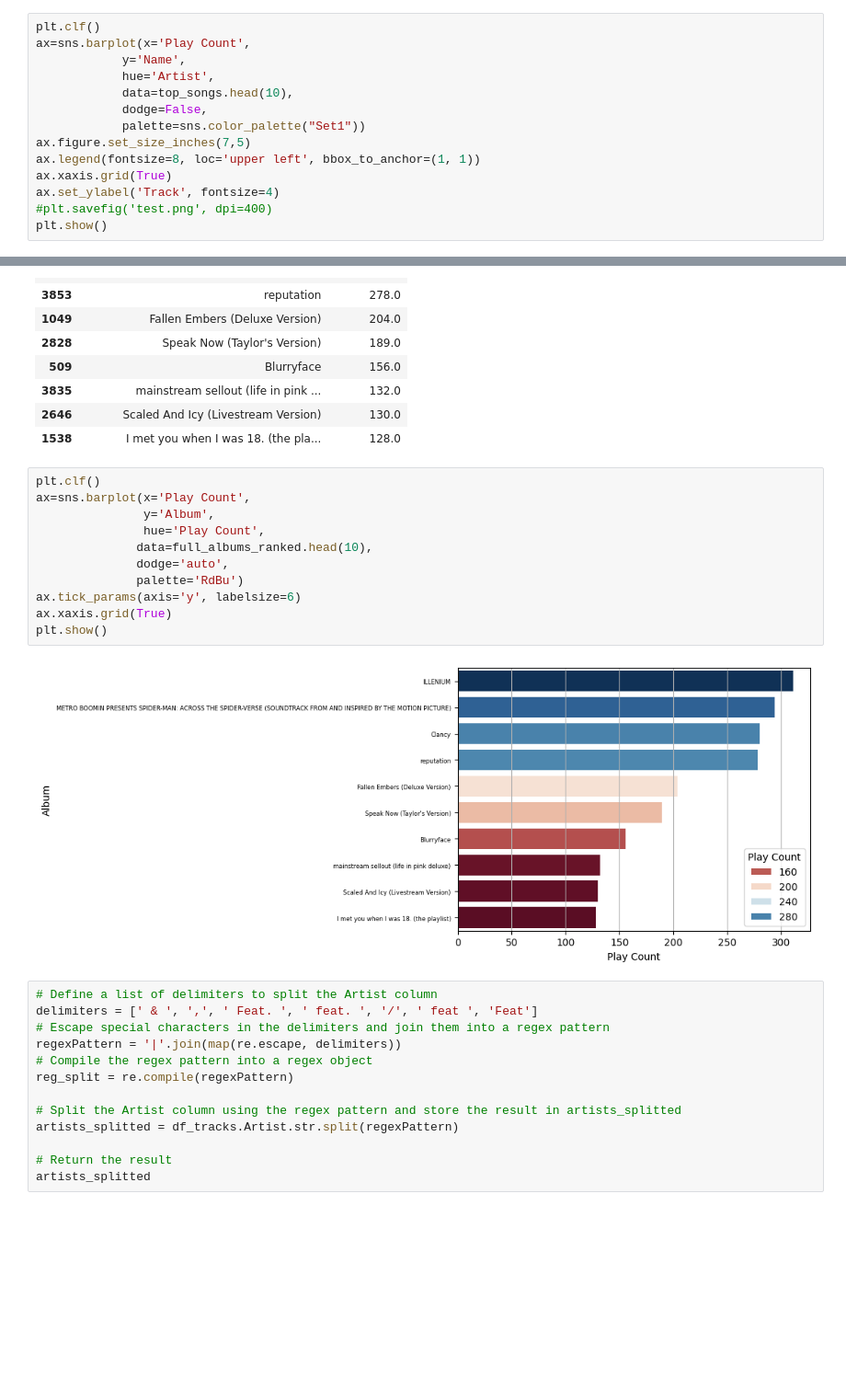
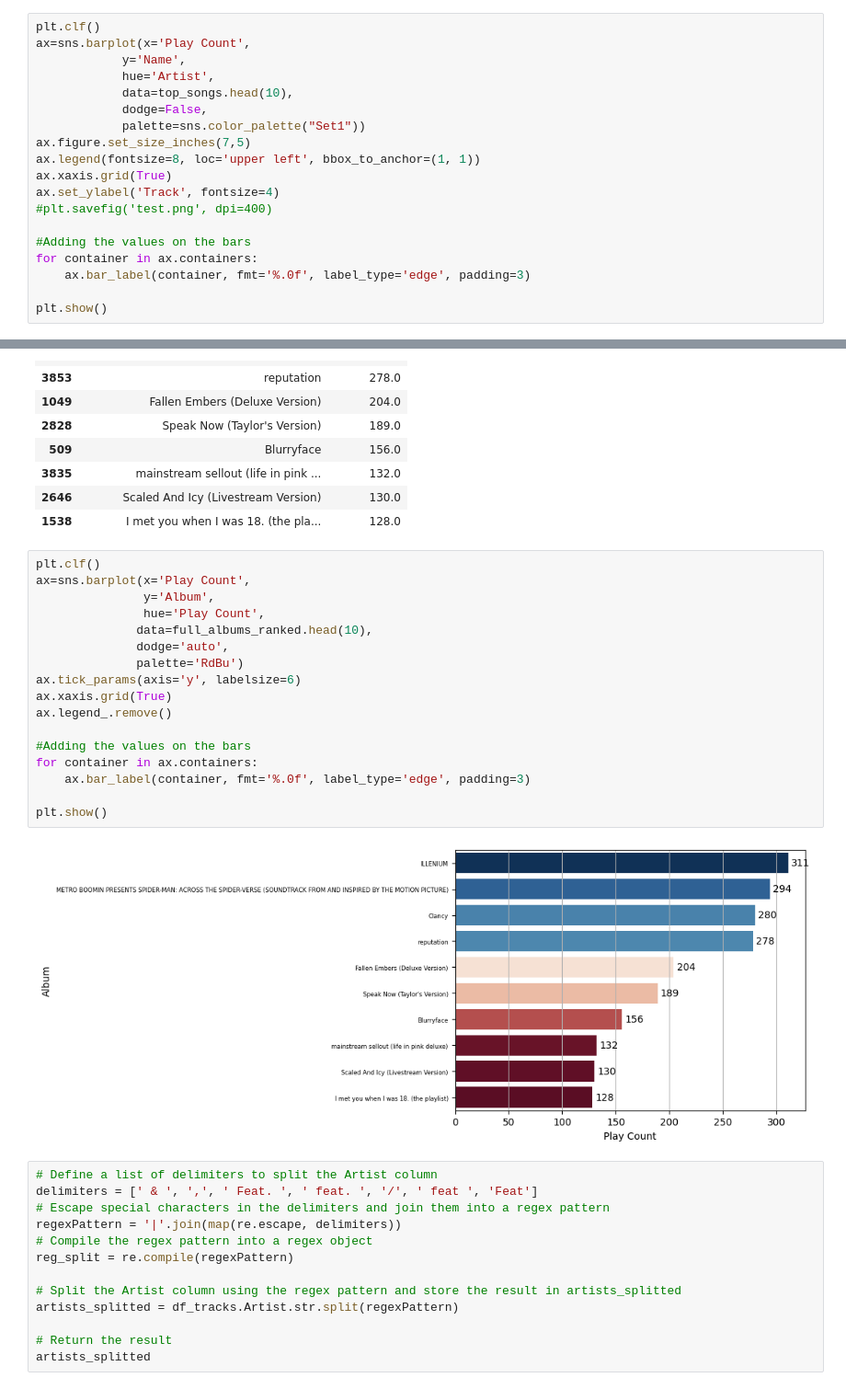
Before and after one commit to vedantwalia/MyMusicVisualisationProject, a Jupyter notebook: MusicAnalysis.ipynb, the cells around one changed output, grey strips where cells are left out. Shown at 92% size. Saved outputs shown, nothing was run; the diff lists cells and outputs as text; blank space fills up the shorter version.

```diff
--- a/MusicAnalysis.ipynb
+++ b/MusicAnalysis.ipynb
@@ -242,5 +242,10 @@ ax.legend(fontsize=8, loc='upper left', bbox_to_anchor=(1, 1))
 ax.xaxis.grid(True)
 ax.set_ylabel('Track', fontsize=4)
 #plt.savefig('test.png', dpi=400)
+
+#Adding the values on the bars
+for container in ax.containers:
+    ax.bar_label(container, fmt='%.0f', label_type='edge', padding=3)
+
 plt.show()
 # %% [output]
@@ -289,16 +294,22 @@ full_albums_ranked.head(10)
 # %%
 plt.clf()
 ax=sns.barplot(x='Play Count',
                y='Album',
                hue='Play Count',
               data=full_albums_ranked.head(10),
               dodge='auto',
               palette='RdBu')
 ax.tick_params(axis='y', labelsize=6)
 ax.xaxis.grid(True)
+ax.legend_.remove()
+
+#Adding the values on the bars
+for container in ax.containers:
+    ax.bar_label(container, fmt='%.0f', label_type='edge', padding=3)
+
 plt.show()
 # %% [output]
-[figure, old version]
+[figure, new version]
 # %%
 # Define a list of delimiters to split the Artist column
 delimiters = [' & ', ',', ' Feat. ', ' feat. ', '/', ' feat ', 'Feat']
```
Also changed, not shown: parts of 11 cells of this notebook.
